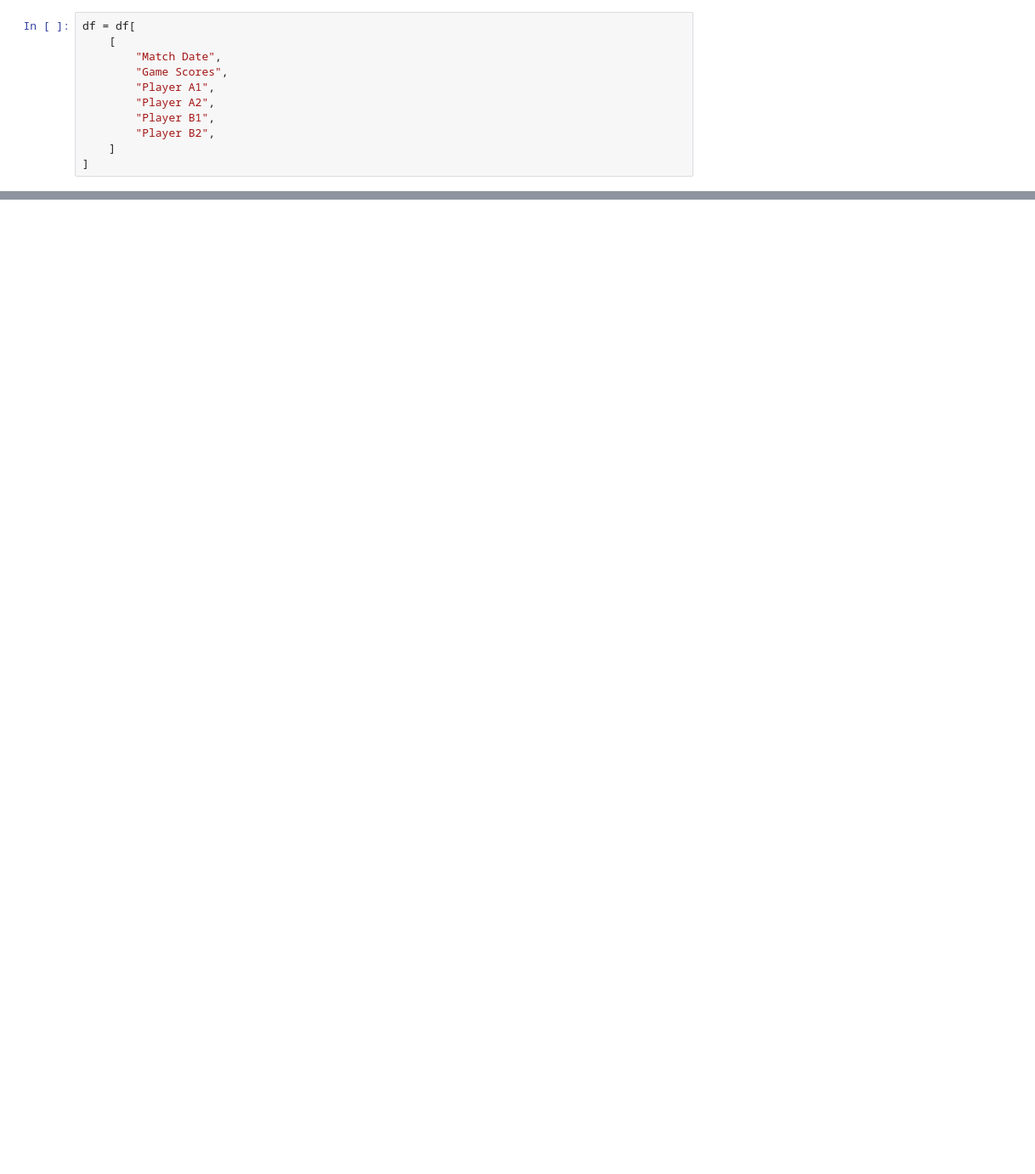
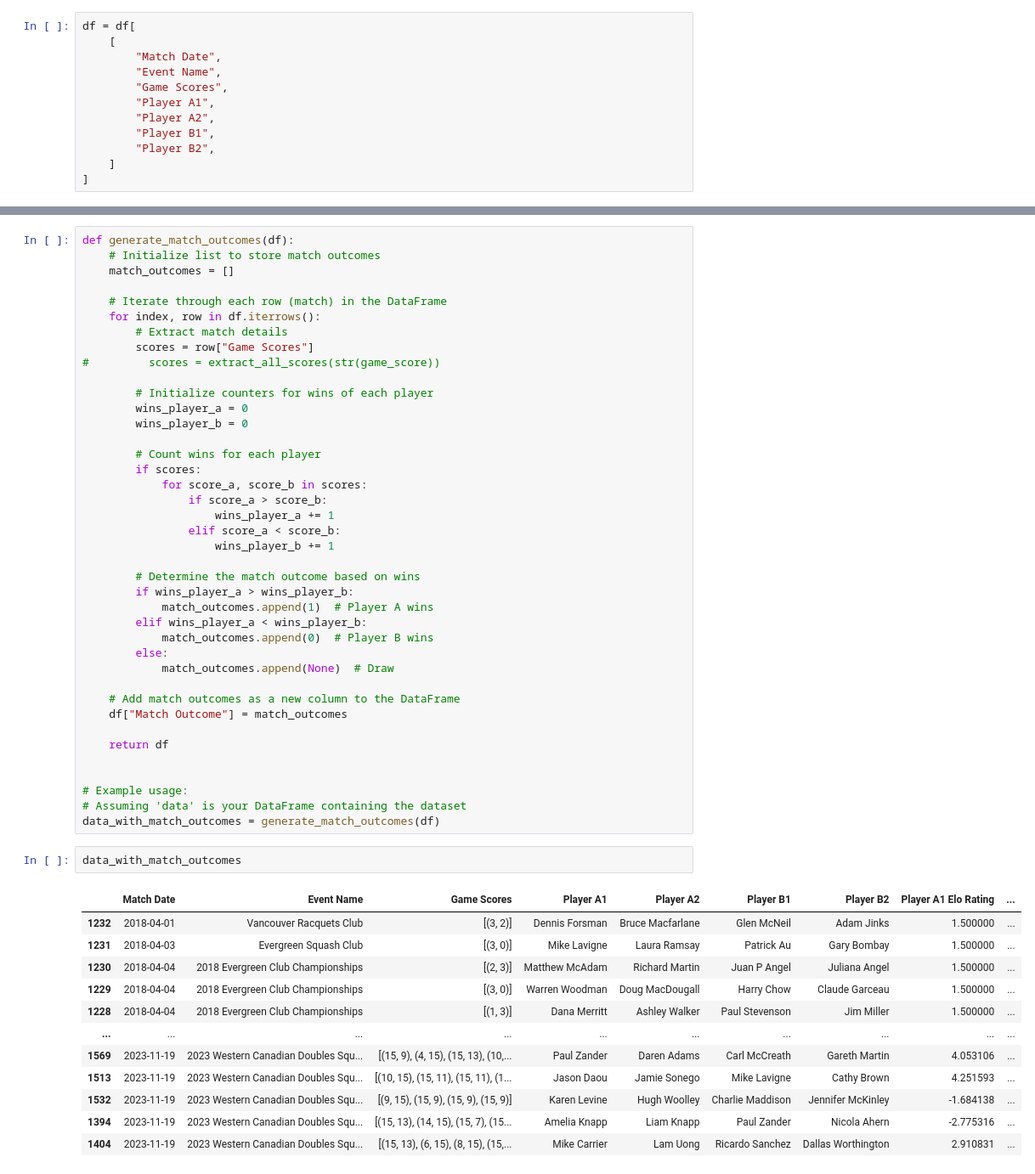
Before and after one commit to LeoLuoUofT/733BCSquash, a Jupyter notebook: experiments/Elo_system.ipynb, the cells around one changed output, grey strips where cells are left out. Shown at 85% size. Drawn from its saved outputs; the diff is of its cells as text; blank space fills up the shorter version.

Commit message:
Add the Elo rating code from Leo, and generate CSVs for visualization.

```diff
--- a/experiments/Elo_system.ipynb
+++ b/experiments/Elo_system.ipynb
@@ -56,6 +40,7 @@ memory usage: 173.5+ KB
 df = df[
     [
         "Match Date",
+        "Event Name",
         "Game Scores",
         "Player A1",
         "Player A2",
@@ -219,0 +651,55 @@ Grant Bergman's Win-Loss Record: 3-1
+# %%
+def generate_match_outcomes(df):
+    # Initialize list to store match outcomes
+    match_outcomes = []
+
+    # Iterate through each row (match) in the DataFrame
+    for index, row in df.iterrows():
+        # Extract match details
+        scores = row["Game Scores"]
+#         scores = extract_all_scores(str(game_score))
+
+        # Initialize counters for wins of each player
+        wins_player_a = 0
+        wins_player_b = 0
+
+        # Count wins for each player
+        if scores:
+            for score_a, score_b in scores:
+                if score_a > score_b:
+                    wins_player_a += 1
+                elif score_a < score_b:
+                    wins_player_b += 1
+
+        # Determine the match outcome based on wins
+        if wins_player_a > wins_player_b:
+            match_outcomes.append(1)  # Player A wins
+        elif wins_player_a < wins_player_b:
+            match_outcomes.append(0)  # Player B wins
+        else:
+            match_outcomes.append(None)  # Draw
+
+    # Add match outcomes as a new column to the DataFrame
+    df["Match Outcome"] = match_outcomes
+
+    return df
+
+
+# Example usage:
+# Assuming 'data' is your DataFrame containing the dataset
+data_with_match_outcomes = generate_match_outcomes(df)
+# %%
+data_with_match_outcomes
+# %% [output]
+|  | Match Date | Event Name | Game Scores | Player A1 | Player A2 | Player B1 | Player B2 | Player A1 Elo Rating | ... |
+| 1232 | 2018-04-01 | Vancouver Racquets Club | [(3, 2)] | Dennis Forsman | Bruce Macfarlane | Glen McNeil | Adam Jinks | 1.500000 | ... |
+| 1231 | 2018-04-03 | Evergreen Squash Club | [(3, 0)] | Mike Lavigne | Laura Ramsay | Patrick Au | Gary Bombay | 1.500000 | ... |
+| 1230 | 2018-04-04 | 2018 Evergreen Club Championships | [(2, 3)] | Matthew McAdam | Richard Martin | Juan P Angel | Juliana Angel | 1.500000 | ... |
+| 1229 | 2018-04-04 | 2018 Evergreen Club Championships | [(3, 0)] | Warren Woodman | Doug MacDougall | Harry Chow | Claude Garceau | 1.500000 | ... |
+| 1228 | 2018-04-04 | 2018 Evergreen Club Championships | [(1, 3)] | Dana Merritt | Ashley Walker | Paul Stevenson | Jim Miller | 1.500000 | ... |
+| ... | ... | ... | ... | ... | ... | ... | ... | ... | ... |
+| 1569 | 2023-11-19 | 2023 Western Canadian Doubles Squ... | [(15, 9), (4, 15), (15, 13), (10,... | Paul Zander | Daren Adams | Carl McCreath | Gareth Martin | 4.053106 | ... |
+| 1513 | 2023-11-19 | 2023 Western Canadian Doubles Squ... | [(10, 15), (15, 11), (15, 11), (1... | Jason Daou | Jamie Sonego | Mike Lavigne | Cathy Brown | 4.251593 | ... |
+| 1532 | 2023-11-19 | 2023 Western Canadian Doubles Squ... | [(9, 15), (15, 9), (15, 9), (15, 9)] | Karen Levine | Hugh Woolley | Charlie Maddison | Jennifer McKinley | -1.684138 | ... |
+| 1394 | 2023-11-19 | 2023 Western Canadian Doubles Squ... | [(15, 13), (14, 15), (15, 7), (15... | Amelia Knapp | Liam Knapp | Paul Zander | Nicola Ahern | -2.775316 | ... |
+| 1404 | 2023-11-19 | 2023 Western Canadian Doubles Squ... | [(15, 13), (6, 15), (8, 15), (15,... | Mike Carrier | Lam Uong | Ricardo Sanchez | Dallas Worthington | 2.910831 | ... |
```
Also changed, not shown: parts of 25 cells of this notebook, 5 other files.
